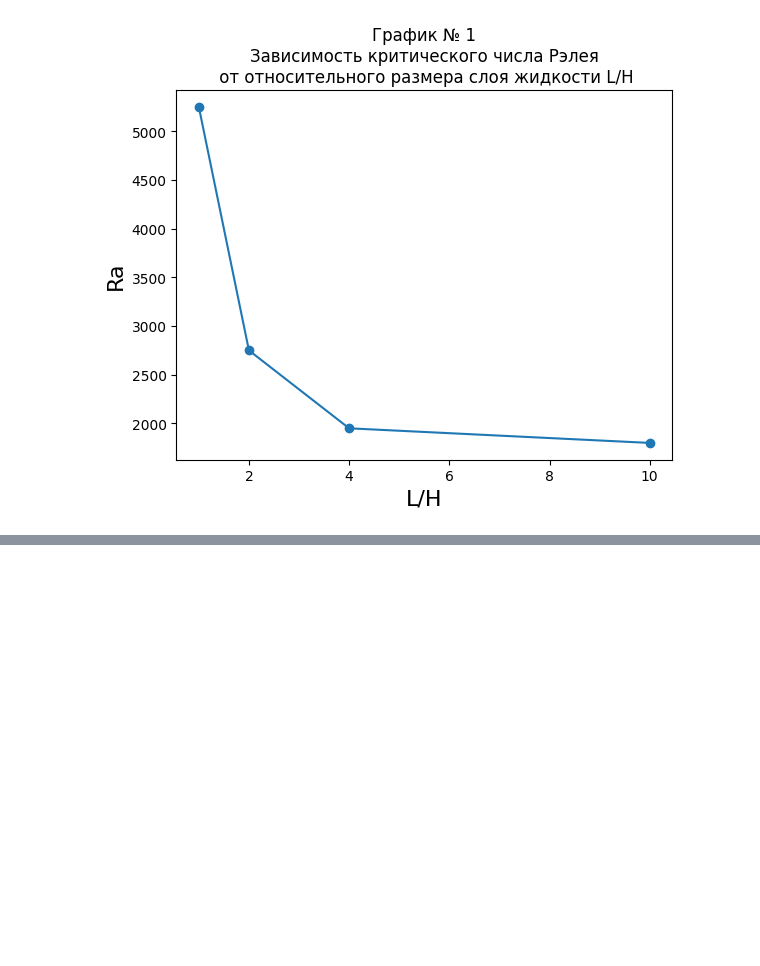
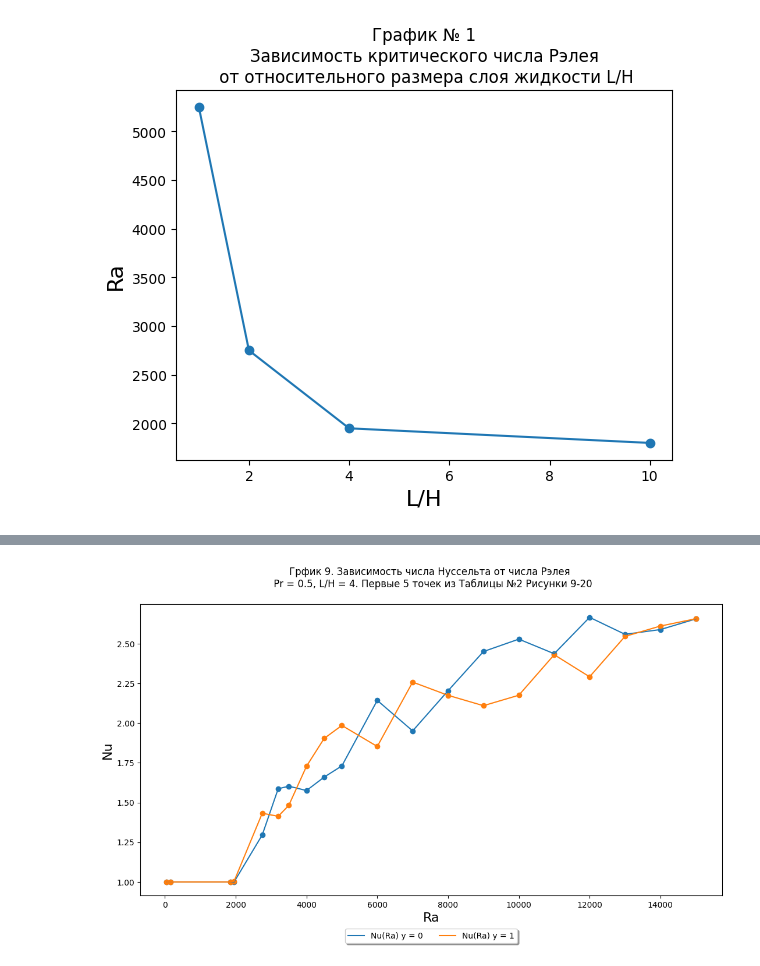
Before and after one commit to daniil225/MME, a Jupyter notebook: 2024/РГЗ/plotters.ipynb, the cells around one changed output, grey strips where cells are left out. Drawn from its saved outputs; the diff is of its cells as text; code cells hidden in the pictures; blank space fills up the shorter version.

```diff
--- a/2024/РГЗ/plotters.ipynb
+++ b/2024/РГЗ/plotters.ipynb
@@ -295,0 +308,94 @@ PlotGraph(Nu,
+# %%
+# Выводим число Нусельта в зависимости от числа Релея
+
+
+def dTdY_y0(file_T):
+    Data_y0 = {'x': [], 'T': [], 'y_0': 0}
+    Data_y1 = {'x': [], 'T': [], 'y_1': 0}
+    Data = {'x': [], 'dTdY': [], 'y': 0}
+
+    file = open(file_T, 'r')
+
+    data_all = [np.float64(data.strip().split()) for data in file.readlines()]
+
+
+    # Берм нужные данные
+    for data in data_all[0:200]:
+        Data_y0['x'].append(data[0])
+        Data_y0['T'].append(data[2])
+
+    for data in data_all[200: 400]:
+        Data_y1['x'].append(data[0])
+        Data_y1['T'].append(data[2])
+        Data_y1['y_1'] = data[1]
+
+    # Расчет производной
+    Data['x'] = Data_y0['x']
+    step = Data_y1['y_1']
+    for i in range(0, len(Data_y1['x'])):
+        Data['dTdY'].append(-(Data_y1['T'][i] - Data_y0['T'][i])/(step))
+
+    file.close()
+    return Data
+
+def dTdY_y1(file_T):
+
+    Data_yn =  {'x': [], 'T': [], 'y_0': 1}
+    Data_yn_1 = {'x': [], 'T': [], 'y_1': 0}
+    Data = {'x': [], 'dTdY': [], 'y': 1}
+    file = open(file_T, 'r')
+    data_all = [np.float64(data.strip().split()) for data in file.readlines()]
+
+    # y = 1
+    for data in data_all[len(data_all)-200: len(data_all)]:
+        Data_yn['x'].append(data[0])
+        Data_yn['T'].append(data[2])
+
+    for data in data_all[len(data_all)-400: len(data_all)-200]:
+        Data_yn_1['x'].append(data[0])
+        Data_yn_1['T'].append(data[2])
+        Data_yn_1['y_1'] = data[1]
+
+    # Расчет производной
+    Data['x'] = Data_yn['x']
+    step = 1 - Data_yn_1['y_1']
+
+    for i in range(0, len(Data_yn_1['x'])):
+        Data['dTdY'].append(-(Data_yn['T'][i] - Data_yn_1['T'][i])/(step))
+
+
+    file.close()
+    return Data
+
+
+base_path_T = "T_dpr/T"
+
+path_T = GenPath(20, base_path_T)
+
+# Локальные тепловые потоки на нижней (подогреваемой стенке) y = 0
+DatasdTdY_y0 = [dTdY_y0(path_T_i) for path_T_i in path_T]
+
+# Локальный градиент температуры на верхней стенке (охлождаемой) y = 1
+DatasdTdY_y1 = [dTdY_y1(path_T_i) for path_T_i in path_T]
+
+
+# Расчет числа Нусельта по локальным градиентам температур при y = 0
+Nu_y0 = [LeftQuadInteg(DatadTdY_y0i)/4.0 for DatadTdY_y0i in DatasdTdY_y0]
+Nu_y1 = [LeftQuadInteg(DatadTdY_y1i)/4.0 for DatadTdY_y1i in DatasdTdY_y1]
+
+Nu_y0Data = {'Nu': Nu_y0, 'Ra': [50, 150, 1850, 1950, 2750, 3200, 3500, 4000, 4500, 5000, 6000, 7000, 8000, 9000, 10000, 11000, 12000, 13000, 14000, 15000]}
+Nu_y1Data = {'Nu': Nu_y1, 'Ra': [50, 150, 1850, 1950, 2750, 3200, 3500, 4000, 4500, 5000, 6000, 7000, 8000, 9000, 10000, 11000, 12000, 13000, 14000, 15000]}
+Nu = [Nu_y0Data, Nu_y1Data]
+
+# Выводим число Нусельта в зависимости от числа Релея
+PlotGraph(Nu,
+          'Ra',
+          'Nu',
+          ["Nu(Ra) y = 0", "Nu(Ra) y = 1"],
+          "Грфик 9. Зависимость числа Нуссельта от числа Рэлея \n Pr = 0.5, L/H = 4. Первые 5 точек из Таблицы №2 Рисунки 9-20\n ",
+          "Ra",
+          "Nu")
+
+print(Nu)
+# %% [output]
+[figure, added]
```
Also changed, not shown: parts of 4 cells of this notebook, 14 other files.
